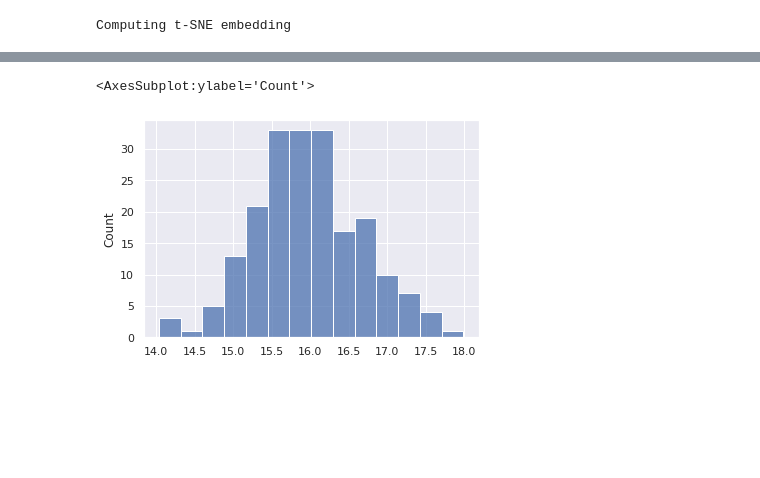
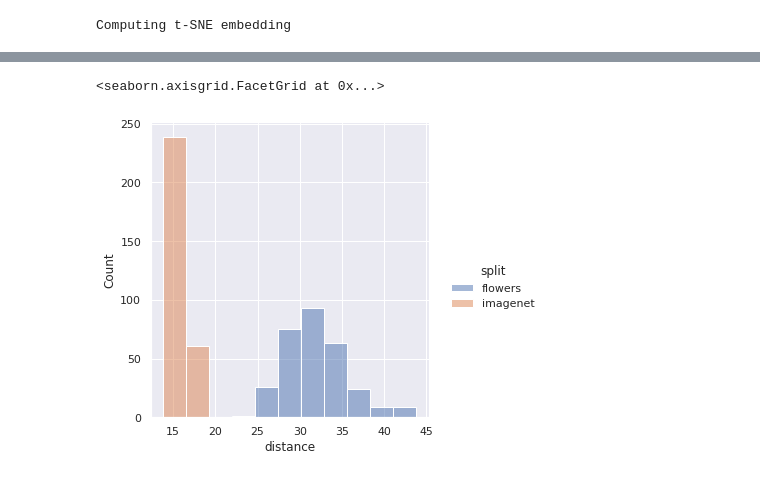
Before and after one commit to zezeze97/Transfer-Pretrained-Gan, a Jupyter notebook: explore_distribution.ipynb, the cells around one changed output, grey strips where cells are left out. Saved outputs shown, nothing was run; the diff lists cells and outputs as text; code cells hidden in the pictures; blank space fills up the shorter version.

```diff
--- a/explore_distribution.ipynb
+++ b/explore_distribution.ipynb
@@ -67,9 +68,0 @@ sns.scatterplot(data=proj_results_df, x=0, y=1, hue='split', style="split")
-# %%
-# compute distance to mean
-flower_mean = np.mean(samples_flowers,axis=0)
-flower_distance = []
-for i in range(num):
-    dist = np.linalg.norm(samples_flowers[i,:] - flower_mean)
-    flower_distance.append(dist)
-
-sns.displot(data = flower_distance)
@@ -79,11 +69,29 @@ sns.displot(data = flower_distance)
-# %%
-imagenet_mean = np.mean(samples_normal,axis=0)
-imagenet_distance = []
-for i in range(num):
-    dist = np.linalg.norm(samples_normal[i,:] - imagenet_mean)
-    imagenet_distance.append(dist)
-
-sns.histplot(data = imagenet_distance)
-# %% [output]
-<AxesSubplot:ylabel='Count'>
-[figure, removed]
+# %%
+# compute distance to mean
+all_distance = []
+flower_mean = np.mean(samples_flowers,axis=0)
+for i in range(num):
+    dist = np.linalg.norm(samples_flowers[i,:] - flower_mean)
+    all_distance.append(dist)
+'''
+car_mean = np.mean(sample_cars,axis=0)
+for i in range(num):
+    dist = np.linalg.norm(sample_cars[i,:] - car_mean)
+    all_distance.append(dist)
+
+'''
+
+
+imagenet_mean = np.mean(samples_normal,axis=0)
+for i in range(num):
+    dist = np.linalg.norm(samples_normal[i,:] - imagenet_mean)
+    all_distance.append(dist)
+
+distance_df = pd.DataFrame()
+distance_df.insert(loc=0, column='distance', value=all_distance)
+distance_df.insert(loc=0, column='split', value=split_value)
+
+sns.displot(data = distance_df, x='distance', hue='split')
+# %% [output]
+<seaborn.axisgrid.FacetGrid at 0x...>
+[figure, added]
```
Also changed, not shown: parts of 5 cells of this notebook, 5 other files.
